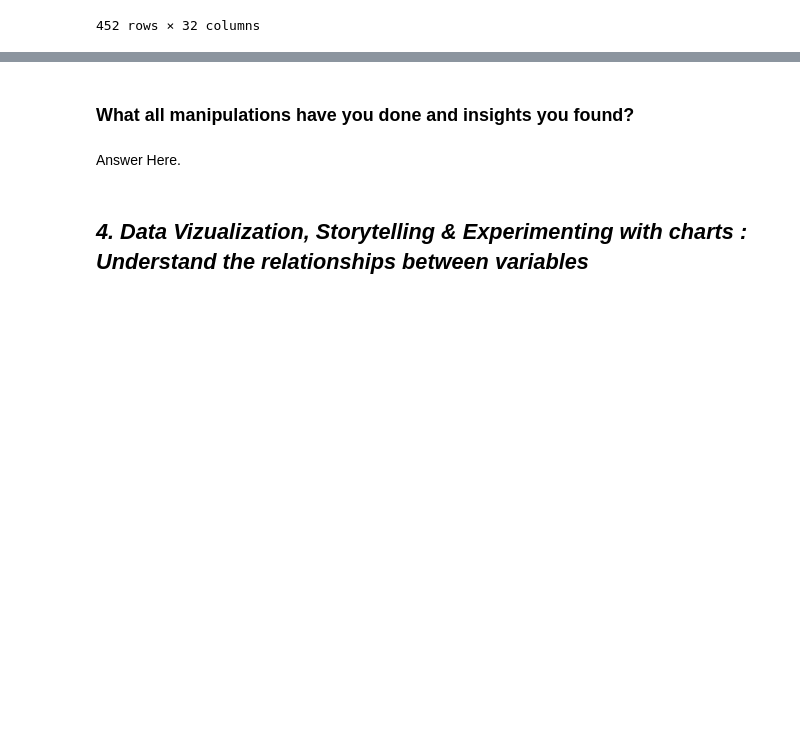
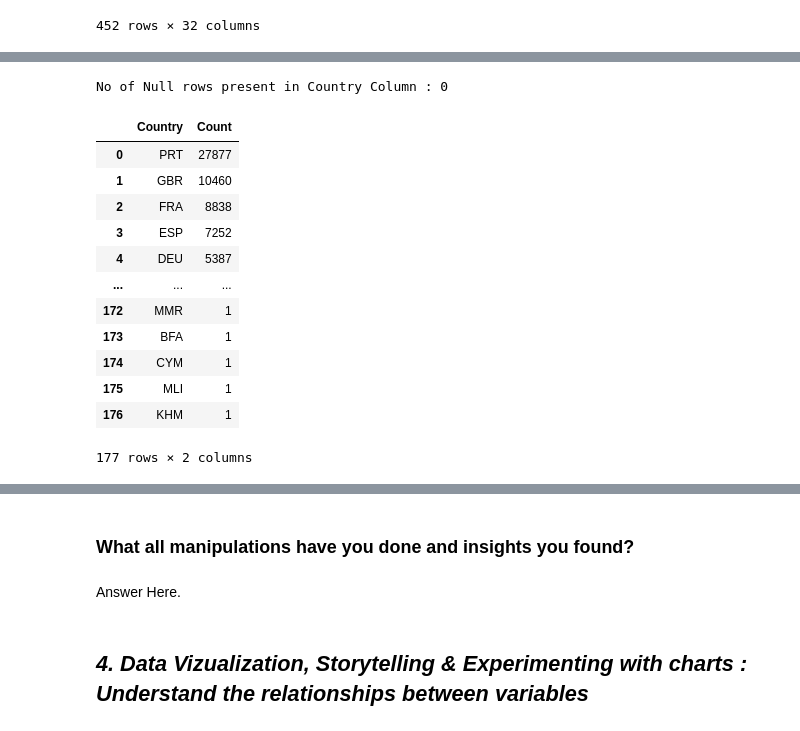
Before and after one commit to Bhushan0097/01.-CAPSTONE-PROJECT----Hotel-Bookings.csv, a Jupyter notebook: 01_Capstone_Project_EDA_HotelBooking.ipynb, the cells around one changed output, grey strips where cells are left out. Cells and saved outputs as stored; diff of their text form; code cells hidden in the pictures; blank space fills up the shorter version.

```diff
--- a/01_Capstone_Project_EDA_HotelBooking.ipynb
+++ b/01_Capstone_Project_EDA_HotelBooking.ipynb
@@ -497,0 +552,23 @@ hotel_data2[hotel_data2['country'].isna()]
+# %%
+#Checking for Country if Null is present
+print("No of Null rows present in Country Column :",hotel_data2['country'].isna().sum())
+# %% [output]
+No of Null rows present in Country Column : 0
+# %%
+country_count2 = hotel_data2['country'].value_counts().reset_index()
+country_count2.rename(columns = {'index':'Country','country':'Count'}, inplace = True)
+country_count2
+# %% [output]
+|  | Country | Count |
+| 0 | PRT | 27877 |
+| 1 | GBR | 10460 |
+| 2 | FRA | 8838 |
+| 3 | ESP | 7252 |
+| 4 | DEU | 5387 |
+| ... | ... | ... |
+| 172 | MMR | 1 |
+| 173 | BFA | 1 |
+| 174 | CYM | 1 |
+| 175 | MLI | 1 |
+| 176 | KHM | 1 |
+177 rows × 2 columns
```
Also changed, not shown: parts of 10 cells of this notebook.
